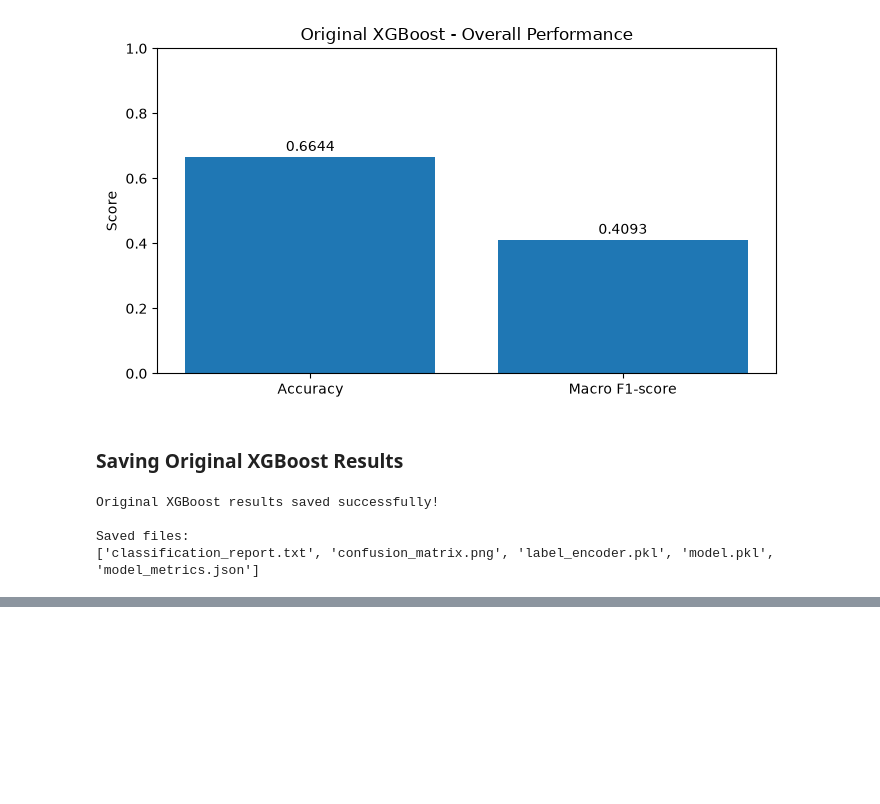
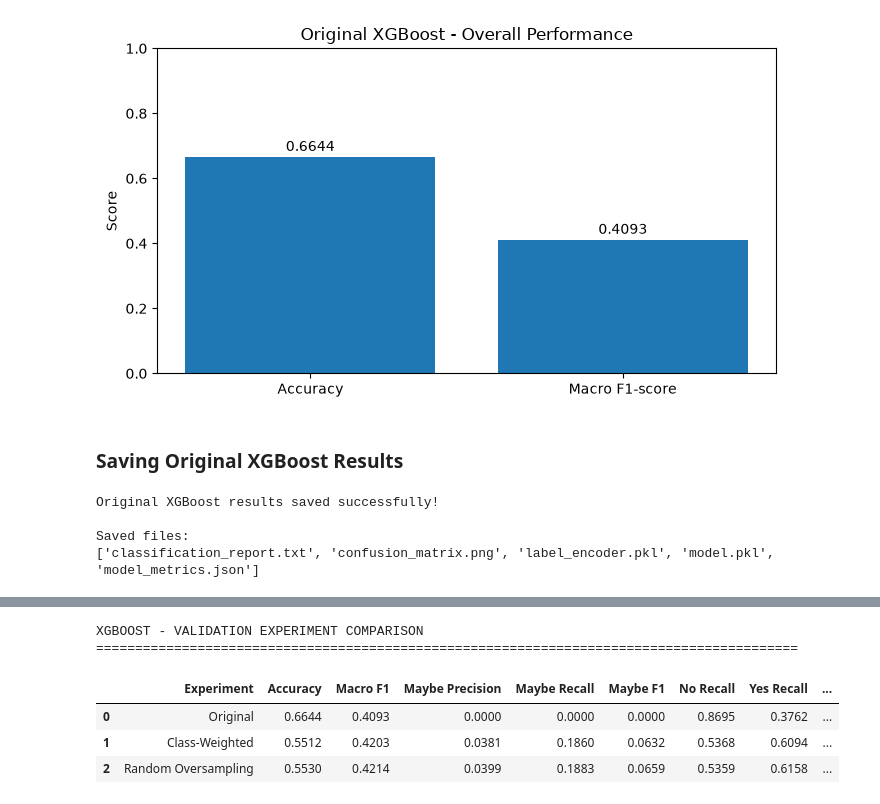
Before and after one commit to IreneStephen-DS/Indian_Tourism_ML, a Jupyter notebook: ProjectFiles/project.ipynb, the cells around one changed output, grey strips where cells are left out. Drawn from its saved outputs; the diff is of its cells as text; code cells hidden in the pictures; blank space fills up the shorter version.

```diff
--- a/ProjectFiles/project.ipynb
+++ b/ProjectFiles/project.ipynb
@@ -4148,0 +4925,80 @@ Saved files:
+# %%
+import pandas as pd
+from pathlib import Path
+from sklearn.metrics import accuracy_score, f1_score, classification_report
+
+# Store predictions from all three experiments
+xgb_experiments = {
+    "Original": (
+        y_pred_xgb,
+        training_time_xgb
+    ),
+    "Class-Weighted": (
+        y_pred_xgb_balanced,
+        training_time_xgb_balanced
+    ),
+    "Random Oversampling": (
+        y_pred_xgb_oversampled,
+        training_time_xgb_oversampled
+    )
+}
+
+# Create an empty list to store comparison results
+xgb_comparison_results = []
+
+# Evaluate each experiment on the same validation dataset
+for experiment_name, (predictions, training_time) in xgb_experiments.items():
+
+    # Calculate classification metrics
+    accuracy = accuracy_score(y_val, predictions)
+    macro_f1 = f1_score(y_val, predictions, average="macro")
+
+    report = classification_report(
+        y_val,
+        predictions,
+        labels=["Maybe", "No", "Yes"],
+        output_dict=True,
+        zero_division=0
+    )
+
+    # Store the required metrics
+    xgb_comparison_results.append({
+        "Experiment": experiment_name,
+        "Accuracy": accuracy,
+        "Macro F1": macro_f1,
+        "Maybe Precision": report["Maybe"]["precision"],
+        "Maybe Recall": report["Maybe"]["recall"],
+        "Maybe F1": report["Maybe"]["f1-score"],
+        "No Recall": report["No"]["recall"],
+        "Yes Recall": report["Yes"]["recall"],
+        "Training Time (seconds)": training_time
+    })
+
+# Convert results into a DataFrame
+xgb_comparison_df = pd.DataFrame(xgb_comparison_results)
+
+# Display comparison table
+print("XGBOOST - VALIDATION EXPERIMENT COMPARISON")
+print("=" * 90)
+
+display(
+    xgb_comparison_df.round(4)
+)
+
+# Save comparison table as CSV
+xgboost_folder = Path(xgboost_folder)
+
+xgb_comparison_df.to_csv(
+    xgboost_folder / "model_comparison.csv",
+    index=False
+)
+
+print("\nComparison table saved successfully!")
+print(xgboost_folder / "model_comparison.csv")
+# %% [output]
+XGBOOST - VALIDATION EXPERIMENT COMPARISON
+==========================================================================================
+|  | Experiment | Accuracy | Macro F1 | Maybe Precision | Maybe Recall | Maybe F1 | No Recall | Yes Recall | ... |
+| 0 | Original | 0.6644 | 0.4093 | 0.0000 | 0.0000 | 0.0000 | 0.8695 | 0.3762 | ... |
+| 1 | Class-Weighted | 0.5512 | 0.4203 | 0.0381 | 0.1860 | 0.0632 | 0.5368 | 0.6094 | ... |
+| 2 | Random Oversampling | 0.5530 | 0.4214 | 0.0399 | 0.1883 | 0.0659 | 0.5359 | 0.6158 | ... |
```
Also changed, not shown: parts of 33 cells of this notebook.
